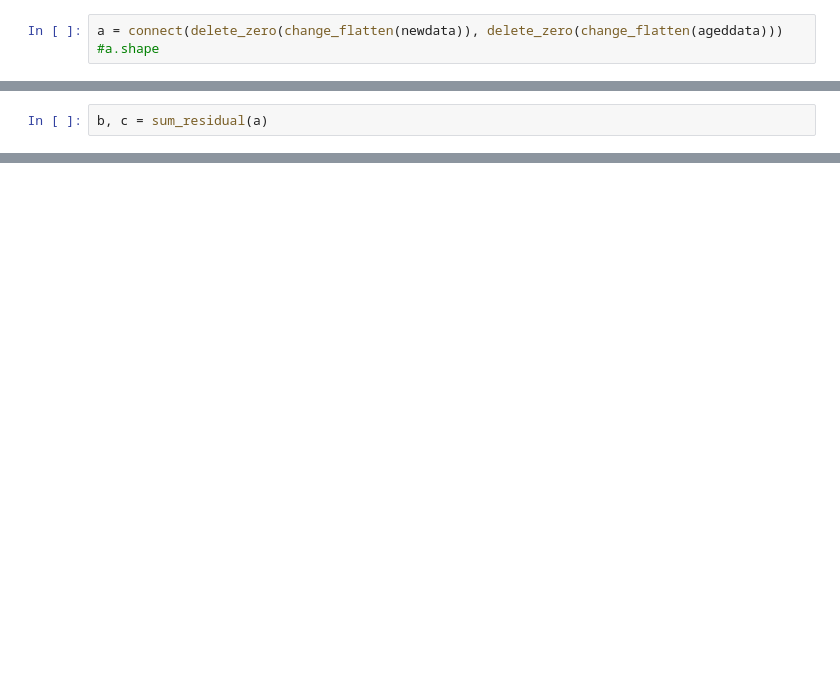
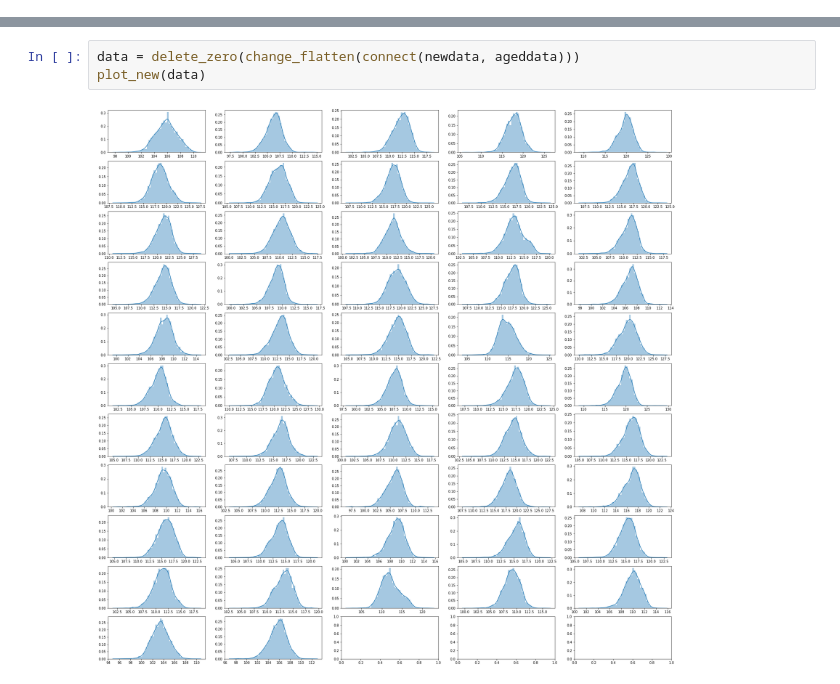
Before and after one commit to yuya-isaka/machine_learning, a Jupyter notebook: NNR/function.ipynb, the cells around one changed output, grey strips where cells are left out. Drawn from its saved outputs; the diff is of its cells as text; blank space fills up the shorter version.

```diff
--- a/NNR/function.ipynb
+++ b/NNR/function.ipynb
@@ -159,3 +0,0 @@ def shapiro_wilk(x):
-# %%
-a = connect(delete_zero(change_flatten(newdata)), delete_zero(change_flatten(ageddata)))
-#a.shape
@@ -180,2 +0,0 @@ def summean_residual(data):
-# %%
-b, c = sum_residual(a)
@@ -249,0 +207,5 @@ def hoteling(data):
+# %%
+data = delete_zero(change_flatten(connect(newdata, ageddata)))
+plot_new(data)
+# %% [output]
+[figure, added]
```
Also changed, not shown: parts of 42 cells of this notebook, 6 other files.
